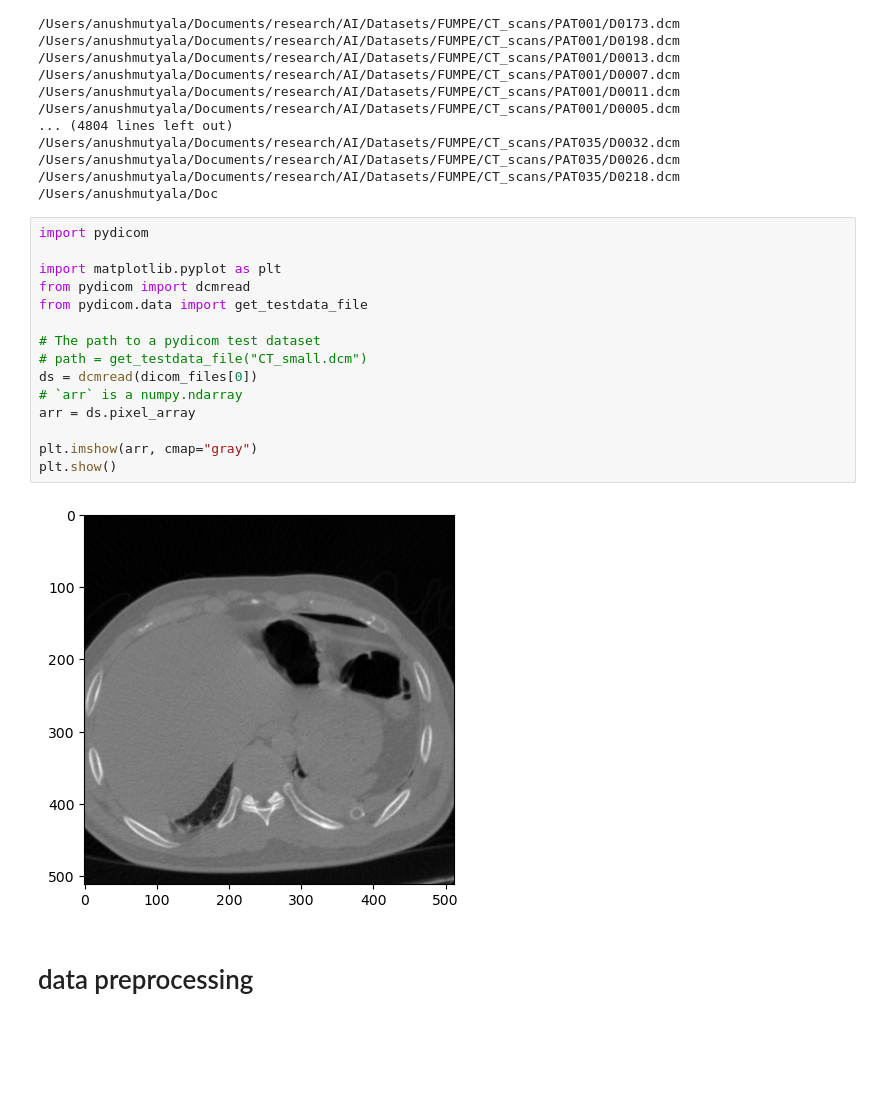
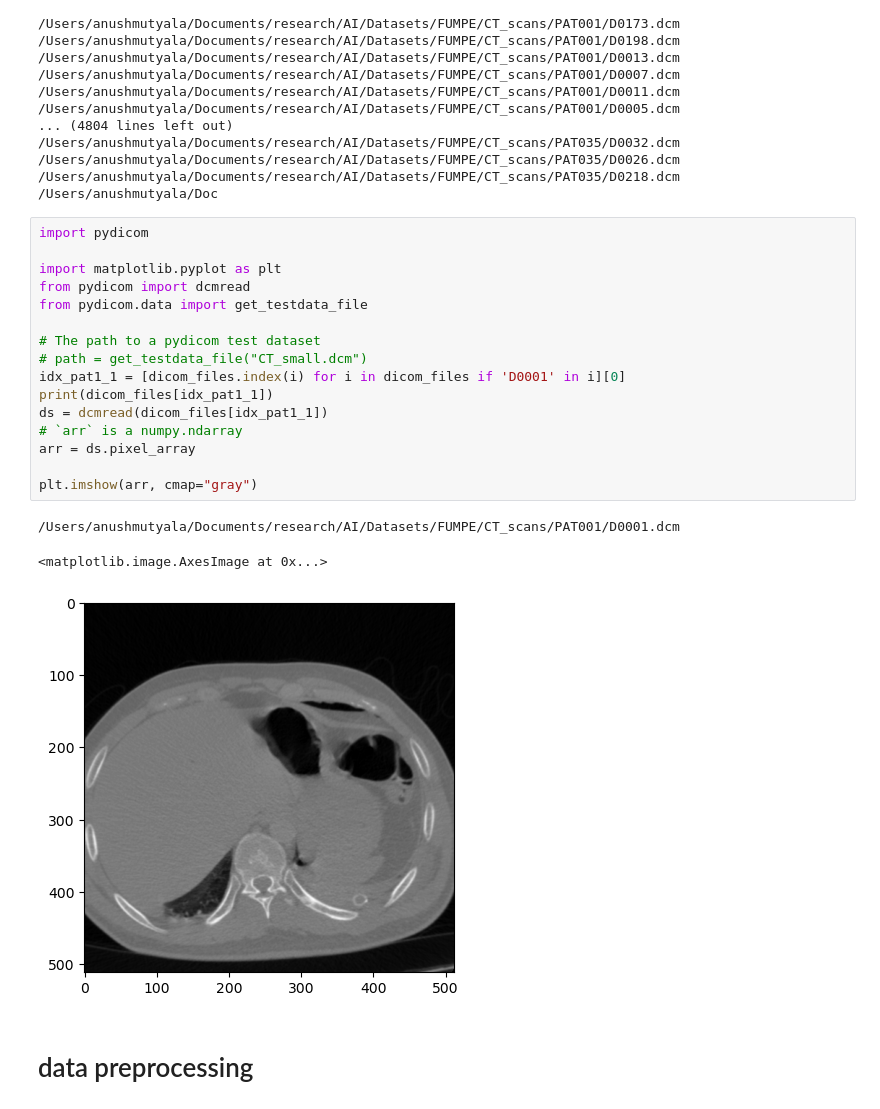
Before and after one commit to anmutechsupport/embolism-detection-cov19, a Jupyter notebook: main.ipynb, the cells around one changed output. Cells and saved outputs as stored; diff of their text form; blank space fills up the shorter version.

```diff
--- a/main.ipynb
+++ b/main.ipynb
@@ -151,20 +152,23 @@ for f in helpers.absoluteFilePaths2(FUMPE_PATH+'/CT_scans'):
 # %%
 import pydicom
 
 import matplotlib.pyplot as plt
 from pydicom import dcmread
 from pydicom.data import get_testdata_file
 
 # The path to a pydicom test dataset
 # path = get_testdata_file("CT_small.dcm")
-ds = dcmread(dicom_files[0])
+idx_pat1_1 = [dicom_files.index(i) for i in dicom_files if 'D0001' in i][0]
+print(dicom_files[idx_pat1_1])
+ds = dcmread(dicom_files[idx_pat1_1])
 # `arr` is a numpy.ndarray
 arr = ds.pixel_array
 
 plt.imshow(arr, cmap="gray")
-plt.show()
 # %% [output]
+/Users/anushmutyala/Documents/research/AI/Datasets/FUMPE/CT_scans/PAT001/D0001.dcm
+<matplotlib.image.AxesImage at 0x...>
-[figure, old version]
+[figure, new version]
 # %% [markdown]
 # data preprocessing
 # %%
```
Also changed, not shown: parts of 8 cells of this notebook.
